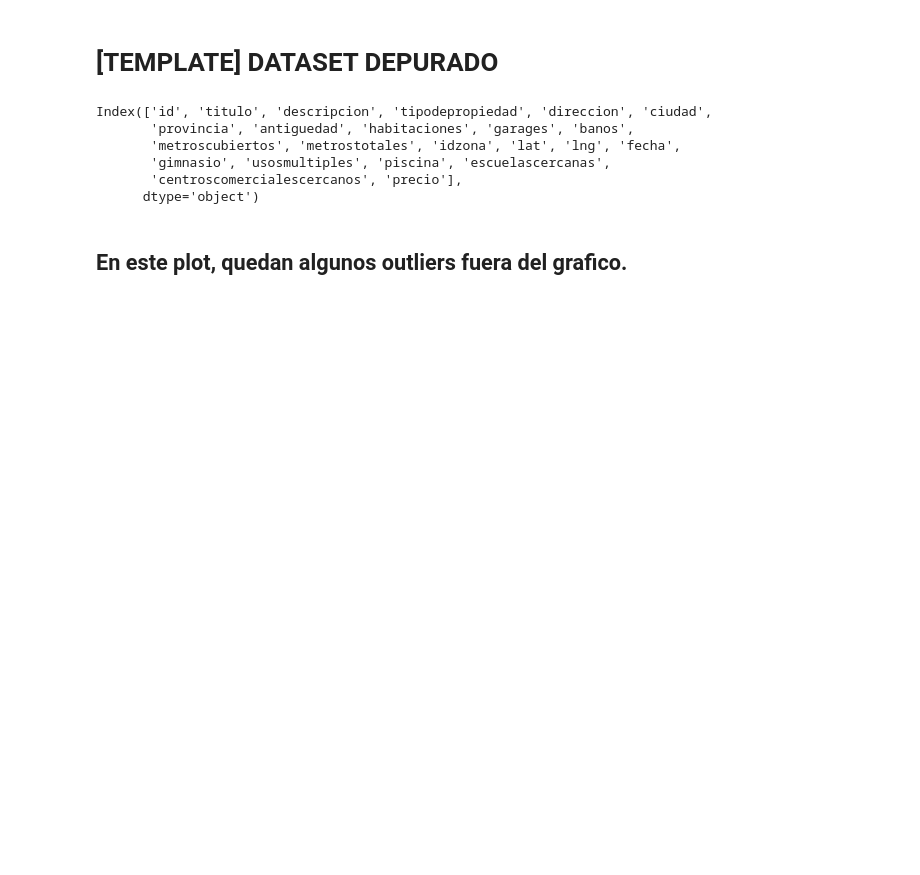
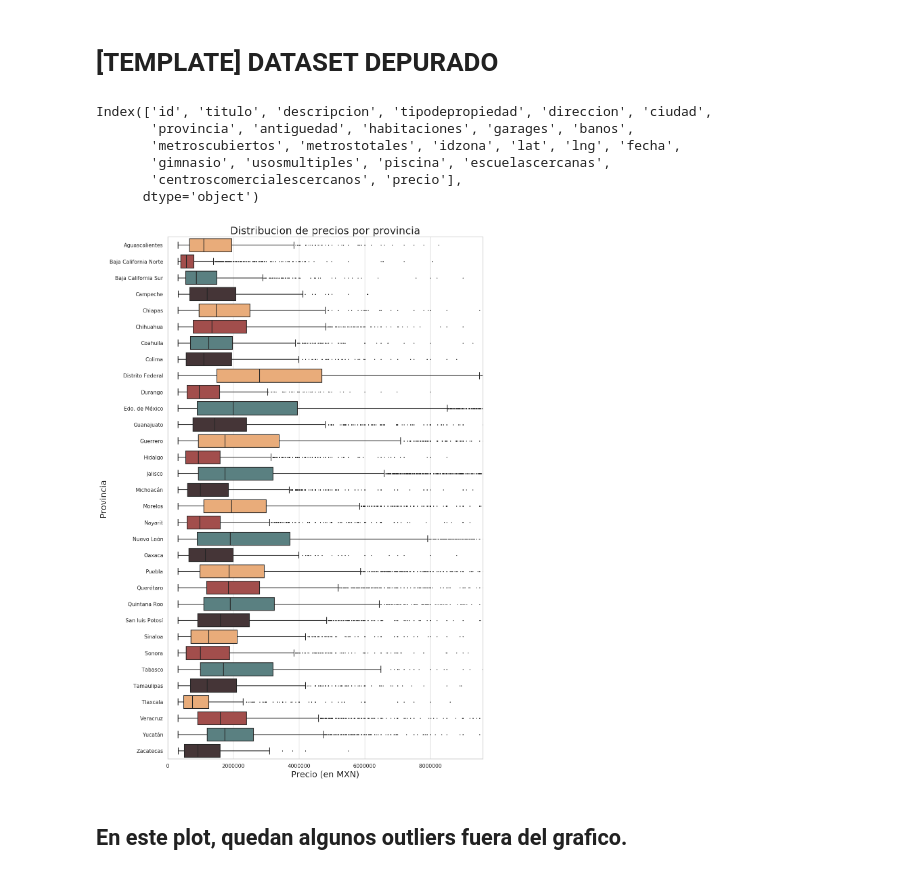
Before and after one commit to nicomatex/datos_tp1_2c2019, a Jupyter notebook: notebooks/Precio por Provincia/Precio por Provincia.ipynb, the cells around one changed output. Saved outputs shown, nothing was run; the diff lists cells and outputs as text; code cells hidden in the pictures; blank space fills up the shorter version.

Commit message:
Cambiada la paleta de colores de Precio por Provincia

```diff
--- a/notebooks/Precio por Provincia/Precio por Provincia.ipynb
+++ b/notebooks/Precio por Provincia/Precio por Provincia.ipynb
@@ -5,6 +5,10 @@ import pandas as pd
 import numpy as np
 import seaborn as sns
 import matplotlib.pyplot as plt
+plt.style.use('default') # haciendo los graficos un poco mas bonitos en matplotlib
+#plt.rcParams['figure.figsize'] = (20, 10)
+
+sns.set(style="whitegrid") # seteando tipo de grid en seaborn
 # %%
 df = pd.read_csv('./data/train.csv', dtype={'id':'uint32', 'provincia':'category',
                                             'tipodepropiedad':'category', 'gimnasio':'bool',
@@ -45,12 +49,14 @@ datos = df.loc[(~df['provincia'].isnull()) & (~df['precio'].isnull())] #Filtrado
 # %%
 plt.figure(figsize=(12, 20))
 plt.ticklabel_format(style='plain')
-sns.set(style="whitegrid")
-g = sns.boxplot( y=datos['provincia'], x=datos['precio'],fliersize=1,palette='pastel')
+paleta = sns.color_palette(["#FCAA67","#B0413E","#548687","#473335"])
+g = sns.boxplot( y=datos['provincia'], x=datos['precio'],fliersize=1,palette=paleta)
 g.set_title("Distribucion de precios por provincia", fontsize=22)
 g.set_xlabel("Precio (en MXN)",fontsize=18)
 g.set_ylabel("Provincia", fontsize=18)
 g.set_xlim((0,9600000))
 g.figure.savefig("distribucion de precio por provincia.png",bbox_inches='tight')
+# %% [output]
+[figure, added]
 # %% [markdown]
 ## En este plot, quedan algunos outliers fuera del grafico.
```
